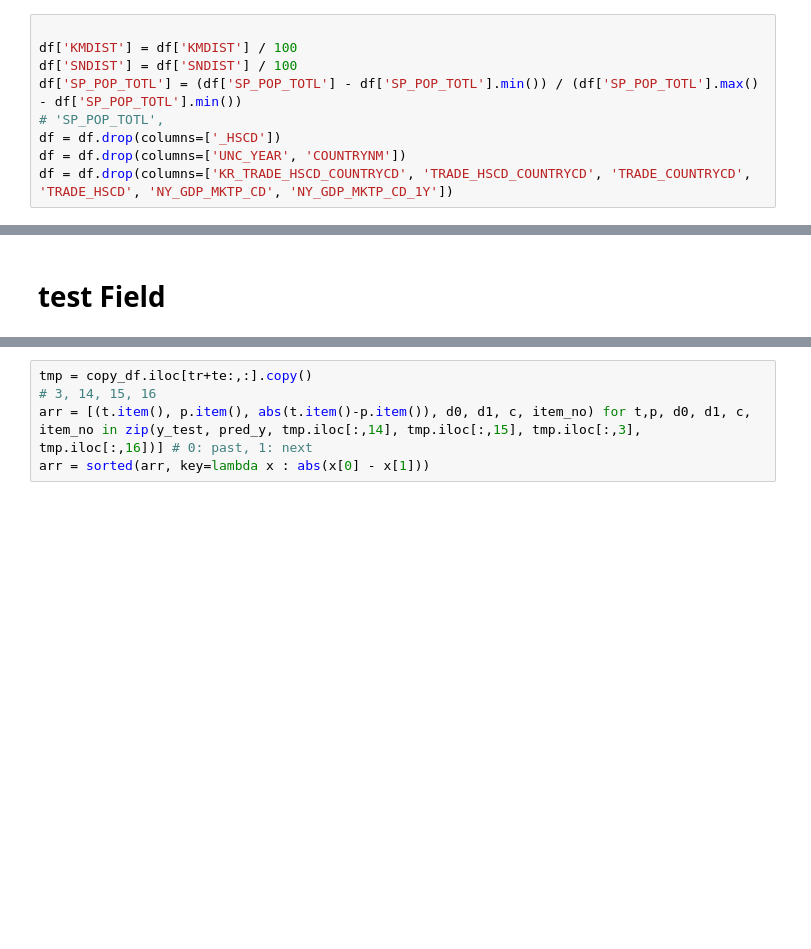
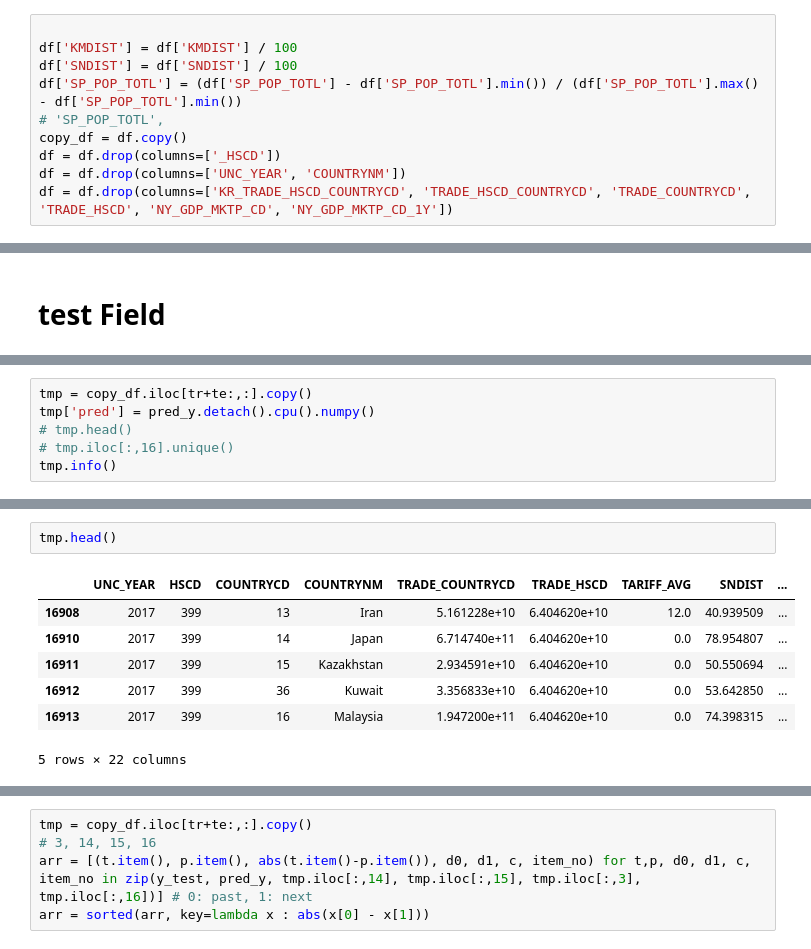
Before and after one commit to 201710757/kotra, a Jupyter notebook: total_ver.ipynb, the cells around one changed output, grey strips where cells are left out. Cells and saved outputs as stored; diff of their text form; blank space fills up the shorter version.

```diff
--- a/total_ver.ipynb
+++ b/total_ver.ipynb
@@ -132,6 +132,7 @@ df['KMDIST'] = df['KMDIST'] / 100
 df['SNDIST'] = df['SNDIST'] / 100
 df['SP_POP_TOTL'] = (df['SP_POP_TOTL'] - df['SP_POP_TOTL'].min()) / (df['SP_POP_TOTL'].max() - df['SP_POP_TOTL'].min())
 # 'SP_POP_TOTL',
+copy_df = df.copy()
 df = df.drop(columns=['_HSCD'])
 df = df.drop(columns=['UNC_YEAR', 'COUNTRYNM'])
 df = df.drop(columns=['KR_TRADE_HSCD_COUNTRYCD', 'TRADE_HSCD_COUNTRYCD', 'TRADE_COUNTRYCD', 'TRADE_HSCD', 'NY_GDP_MKTP_CD', 'NY_GDP_MKTP_CD_1Y'])
@@ -380,0 +491,6 @@ tensor(0.0028, device='cuda:0', grad_fn=<MinBackward1>)
+# %%
+tmp = copy_df.iloc[tr+te:,:].copy()
+tmp['pred'] = pred_y.detach().cpu().numpy()
+# tmp.head()
+# tmp.iloc[:,16].unique()
+tmp.info()
@@ -380,0 +662,10 @@ tensor(0.0028, device='cuda:0', grad_fn=<MinBackward1>)
+# %%
+tmp.head()
+# %% [output]
+|  | UNC_YEAR | HSCD | COUNTRYCD | COUNTRYNM | TRADE_COUNTRYCD | TRADE_HSCD | TARIFF_AVG | SNDIST | ... |
+| 16908 | 2017 | 399 | 13 | Iran | 5.161228e+10 | 6.404620e+10 | 12.0 | 40.939509 | ... |
+| 16910 | 2017 | 399 | 14 | Japan | 6.714740e+11 | 6.404620e+10 | 0.0 | 78.954807 | ... |
+| 16911 | 2017 | 399 | 15 | Kazakhstan | 2.934591e+10 | 6.404620e+10 | 0.0 | 50.550694 | ... |
+| 16912 | 2017 | 399 | 36 | Kuwait | 3.356833e+10 | 6.404620e+10 | 0.0 | 53.642850 | ... |
+| 16913 | 2017 | 399 | 16 | Malaysia | 1.947200e+11 | 6.404620e+10 | 0.0 | 74.398315 | ... |
+5 rows × 22 columns
```
Also changed, not shown: parts of 72 cells of this notebook, 8 other files.
